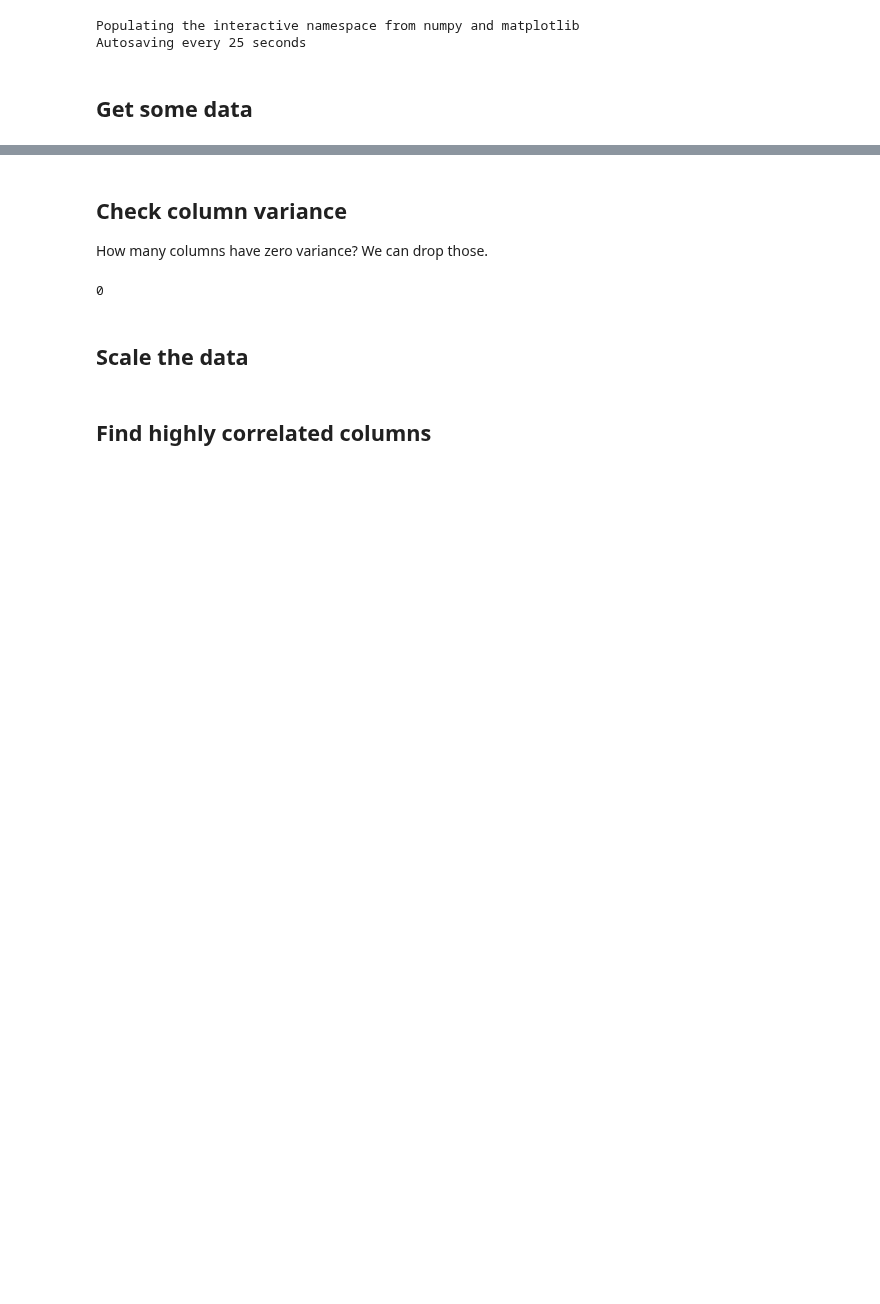
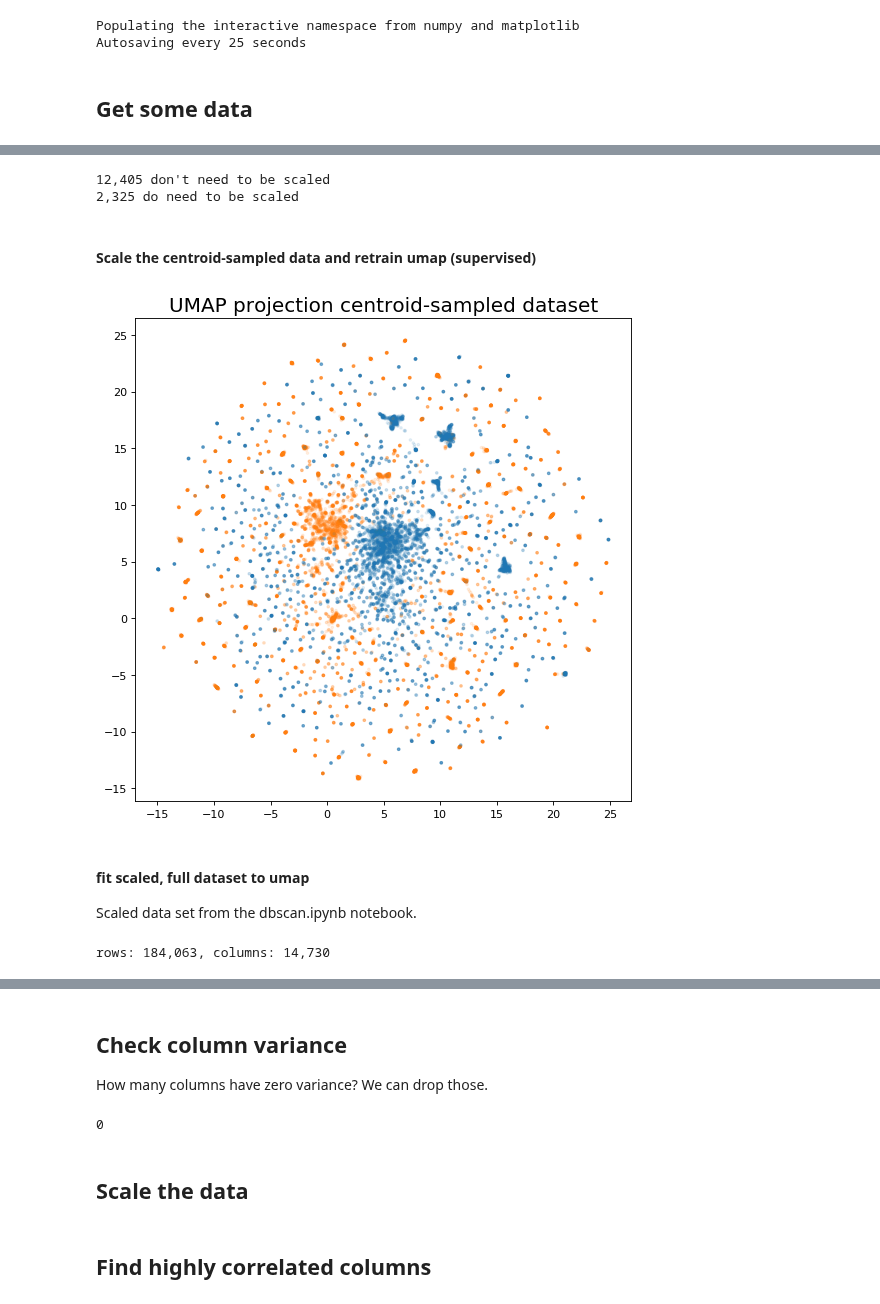
Before and after one commit to BrianDavisMath/FDA-COVID19, a Jupyter notebook: notebooks/greg-mucking-about.ipynb, the cells around one changed output, grey strips where cells are left out. Drawn from its saved outputs; the diff is of its cells as text; code cells hidden in the pictures; blank space fills up the shorter version.

Commit message:
umap on scaled data. Tweaked dbscan parameters.

```diff
--- a/notebooks/greg-mucking-about.ipynb
+++ b/notebooks/greg-mucking-about.ipynb
@@ -28,0 +45,54 @@ rows: 22,172, columns: 16,391
+# %%
+cols_to_exclude = ['cid', 'pid', 'activity']
+
+# fingerprint columns
+df = pd.read_csv(data_loc+'drug_features/fingerprints.csv', index_col=0, nrows=0)
+cols_to_exclude = cols_to_exclude + df.columns.tolist()
+del df
+
+# binding-site columns
+df = pd.read_csv(data_loc+'protein_features/binding_sites_v1.0.csv', index_col=0, nrows=0)
+cols_to_exclude = cols_to_exclude + df.columns.tolist()
+del df
+
+# some columns have already been dropped in previous processing, e.g. removal of zero-variance columns
+cols_to_exclude = df_features.columns.intersection(cols_to_exclude)
+
+print('{:,} don\'t need to be scaled'.format(len(cols_to_exclude)))
+
+cols_to_keep = df_features.drop(cols_to_exclude, axis=1).columns.tolist()
+
+print('{:,} do need to be scaled'.format(len(cols_to_keep)))
+# %% [output]
+12,405 don't need to be scaled
+2,325 do need to be scaled
+# %% [markdown]
+#### Scale the centroid-sampled data and retrain umap (supervised)
+# %%
+# scale only the cols_to_keep
+scaler = StandardScaler()
+features = df_features[cols_to_keep]
+df_features[cols_to_keep] = scaler.fit_transform(features.values)
+del features
+# %%
+df_features.drop(columns=['cid', 'pid'], axis=1, inplace=True)
+reducer = umap.UMAP(n_neighbors=15, min_dist=0.3, metric='cosine')
+embedding = reducer.fit_transform(df_features.values, y=df_features['activity'].values)
+# %%
+plt.figure(figsize=(8, 8), dpi=80)
+plt.scatter(embedding[:, 0], embedding[:, 1], c=[sns.color_palette()[x] for x in df_features.activity.values], s=5, alpha=0.1)
+plt.gca().set_aspect('equal', 'datalim')
+plt.title('UMAP projection centroid-sampled dataset', fontsize=18);
+# %% [output]
+[figure, added]
+# %% [markdown]
+#### fit scaled, full dataset to umap
+
+Scaled data set from the dbscan.ipynb notebook.
+# %%
+store = pd.HDFStore(data_loc + 'dbscan_scaled_data.h5')
+df_all_features = pd.DataFrame(store['df' ])
+print('rows: {:,}, columns: {:,}'.format(len(df_all_features), len(df_all_features.columns)))
+store.close()
+# %% [output]
+rows: 184,063, columns: 14,730
```
Also changed, not shown: parts of 11 cells of this notebook, 1 other file.
